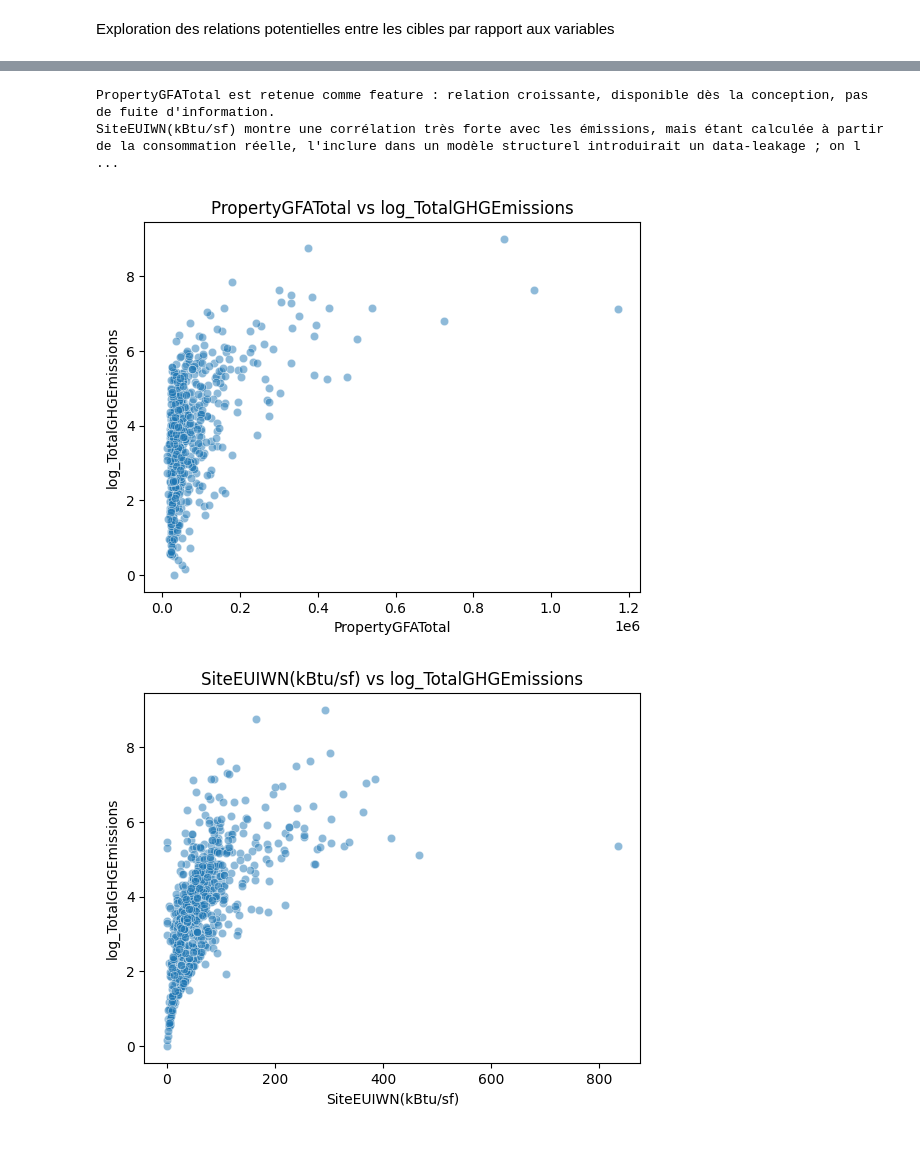
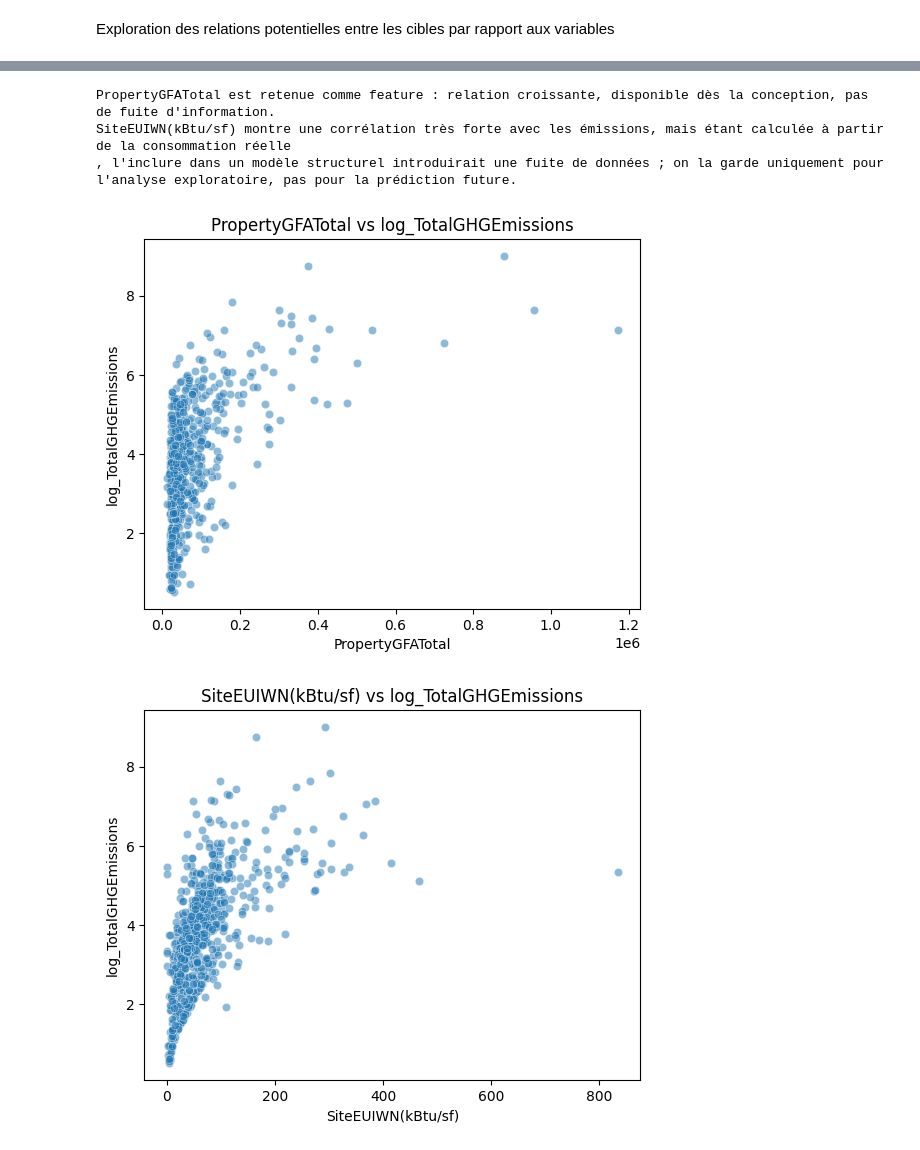
Before and after one commit to LudGold/P03_Pred_Energy_Needs_Building, a Jupyter notebook: Nettoyage_Building.ipynb, the cells around one changed output, grey strips where cells are left out. Cells and saved outputs as stored; diff of their text form; code cells hidden in the pictures.

Commit message:
work on consommation target

```diff
--- a/Nettoyage_Building.ipynb
+++ b/Nettoyage_Building.ipynb
@@ -312,7 +332,7 @@ cols_to_drop = [
 ]
 
 # errors='ignore' évite toute erreur si l'une d'elles a déjà disparu
-df_work = df_nonres.drop(columns=cols_to_drop, errors='ignore').copy()
+df_work = df_clean.drop(columns=cols_to_drop, errors='ignore').copy()
 
 print("Shape après drop :", df_work.shape)
 
@@ -468,27 +488,28 @@ on cherche ici les colonnes supérieures à 0.6
 # %%
 #nuage de points pour les variables les plus corrélées et surtout des données structurelles et d'usage
 
 explanation = (
     "PropertyGFATotal est retenue comme feature : relation croissante, "
     "disponible dès la conception, pas de fuite d'information.\n"
     "SiteEUIWN(kBtu/sf) montre une corrélation très forte avec les émissions, "
-    "mais étant calculée à partir de la consommation réelle, l'inclure dans un "
-    "modèle structurel introduirait un data-leakage ; on la garde uniquement "
+    "mais étant calculée à partir de la consommation réelle\n, l'inclure dans un "
+    "modèle structurel introduirait une fuite de données ; on la garde uniquement "
     "pour l'analyse exploratoire, pas pour la prédiction future."
 )
 print(explanation)
 
 top_feats = ['PropertyGFATotal', 'SiteEUIWN(kBtu/sf)' ]
 
 for col in top_feats:
     sns.scatterplot(data=df_work, x=col, y='log_TotalGHGEmissions', alpha=0.5)
     plt.title(f'{col} vs log_TotalGHGEmissions')
     plt.show()
 # %% [output]
 PropertyGFATotal est retenue comme feature : relation croissante, disponible dès la conception, pas de fuite d'information.
-SiteEUIWN(kBtu/sf) montre une corrélation très forte avec les émissions, mais étant calculée à partir de la consommation réelle, l'inclure dans un modèle structurel introduirait un data-leakage ; on l ...
+SiteEUIWN(kBtu/sf) montre une corrélation très forte avec les émissions, mais étant calculée à partir de la consommation réelle
+, l'inclure dans un modèle structurel introduirait une fuite de données ; on la garde uniquement pour l'analyse exploratoire, pas pour la prédiction future.
-[figure, old version]
+[figure, new version]
-[figure, old version]
+[figure, new version]
 # %%
 # Moyenne et médiane des émissions de co2 par PrimaryPropertyType - variables catégorielles
 pivot = (df_work
```
Also changed, not shown: parts of 15 cells of this notebook, 4 other files.
